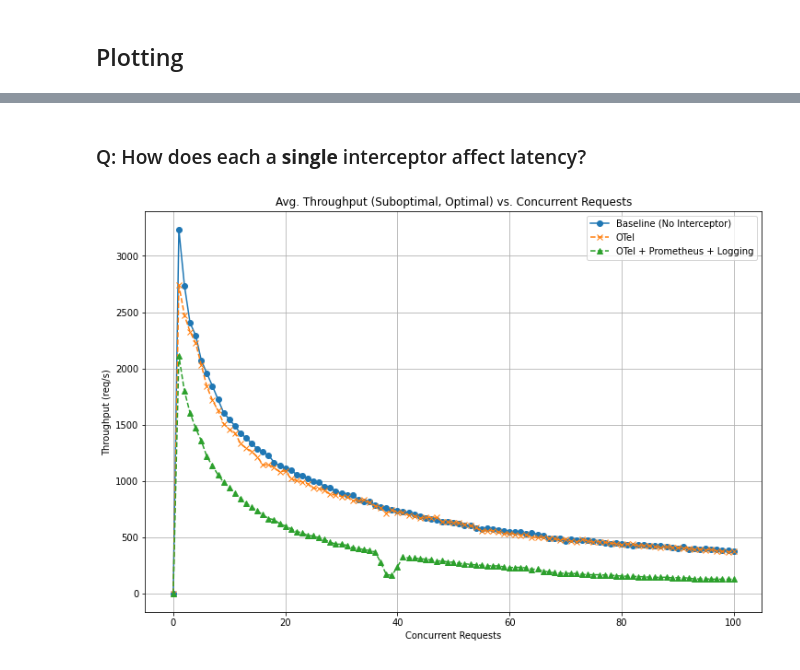
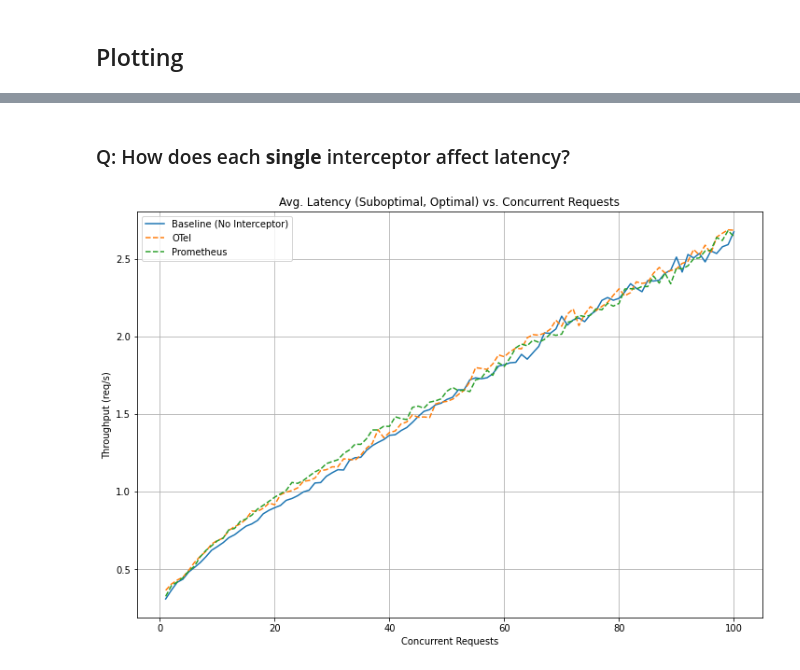
Before and after one commit to louisloechel/CloudServiceBenchmarking, a Jupyter notebook: analysis/analysis.ipynb, the cells around one changed output, grey strips where cells are left out. Cells and saved outputs as stored; diff of their text form; code cells hidden in the pictures.

```diff
--- a/analysis/analysis.ipynb
+++ b/analysis/analysis.ipynb
@@ -20,25 +20,25 @@ import seaborn as sns
 
 result_000 = '../results/results_000.csv'   # no interceptor
 result_001 = '../results/results_001.csv'   # Open Telemetry
-#result_010 = '../results/results_010.csv'   # Prometheus
-#result_011 = '../results/results_011.csv'   # Open Telemetry + Prometheus
+result_010 = '../results/results_010.csv'   # Prometheus
+result_011 = '../results/results_011.csv'   # Open Telemetry + Prometheus
 #result_100 = '../results/results_100.csv'   # Logging
 #result_101 = '../results/results_101.csv'   # Open Telemetry + Logging
-#result_110 = '../results/results_110.csv'   # Prometheus + Logging
+result_110 = '../results/results_110.csv'   # Prometheus + Logging
 result_111 = '../results/results_111.csv'   # Open Telemetry + Prometheus + Logging
 
 results = [result_000, result_001, result_111]
 
 data_000 = pd.read_csv(result_000)
 data_001 = pd.read_csv(result_001)
-#data_010 = pd.read_csv(result_010)
-#data_011 = pd.read_csv(result_011)
+data_010 = pd.read_csv(result_010)
+data_011 = pd.read_csv(result_011)
 #data_100 = pd.read_csv(result_100)
 #data_101 = pd.read_csv(result_101)
-#data_110 = pd.read_csv(result_110)
+data_110 = pd.read_csv(result_110)
 data_111 = pd.read_csv(result_111)
 
-datasets = [data_000, data_001, data_111]
+datasets = [data_000, data_001, data_010, data_011, data_111]
 
 # -------------- cleaning data -------------- #
 
@@ -52,10 +52,9 @@ def convert_latency_to_ms(latency_str):
         return 0
 
 # Apply the function to Min and Max Latency columns
-for dataset in datasets:
-    data = dataset
-    # remove the second row of each dataset
-    data = data.drop([1])
+for data in datasets:
+    # remove the row of zeroes at the beginning (warmup/init)
+    data.drop([0], inplace=True)
 
     data['Average Latency'] = data['Average Latency'].apply(convert_latency_to_ms)
     data['Max Latency'] = data['Max Latency'].apply(convert_latency_to_ms)
@@ -67,17 +95,18 @@ for dataset in datasets:
 # %% [markdown]
-### Q: How does each a **single** interceptor affect latency?
+### Q: How does each **single** interceptor affect latency?
 # %%
 plt.figure(figsize=(12, 8))
-plt.plot(data_000['Concurrent Requests'], data_000['Avg. Throughput req/s'], marker='o', label='Baseline (No Interceptor)')
-plt.plot(data_001['Concurrent Requests'], data_001['Avg. Throughput req/s'], marker='x', linestyle='--', label='OTel')
-plt.plot(data_111['Concurrent Requests'], data_111['Avg. Throughput req/s'], marker='^', linestyle='--', label='OTel + Prometheus + Logging')
+plt.plot(data_000['Concurrent Requests'], data_000['Average Latency'],  label='Baseline (No Interceptor)') #marker='o',
+plt.plot(data_001['Concurrent Requests'], data_001['Average Latency'],  linestyle='--', label='OTel') #marker='x',
+plt.plot(data_010['Concurrent Requests'], data_010['Average Latency'],  linestyle='--', label='Prometheus') #marker='^',
+#plt.plot(data_100['Concurrent Requests'], data_100['Average Latency'], marker='s', linestyle='--', label='Logging')
 
-plt.title('Avg. Throughput (Suboptimal, Optimal) vs. Concurrent Requests')
+plt.title('Avg. Latency (Suboptimal, Optimal) vs. Concurrent Requests')
 plt.xlabel('Concurrent Requests')
 plt.ylabel('Throughput (req/s)')
 # plt.yticks(np.arange(0, 1, 0.1))
 plt.legend()
 plt.grid(True)
 plt.show()
 # %% [output]
-[figure, old version]
+[figure, new version]
```
Also changed, not shown: parts of 3 cells of this notebook.
